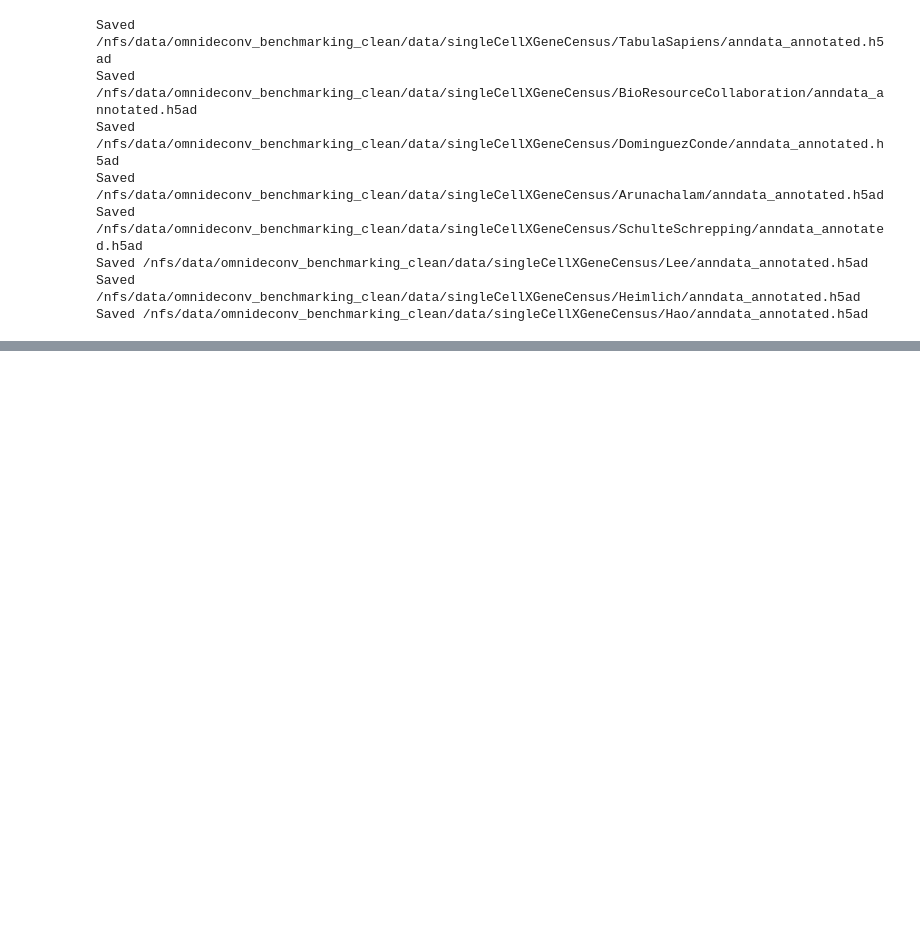
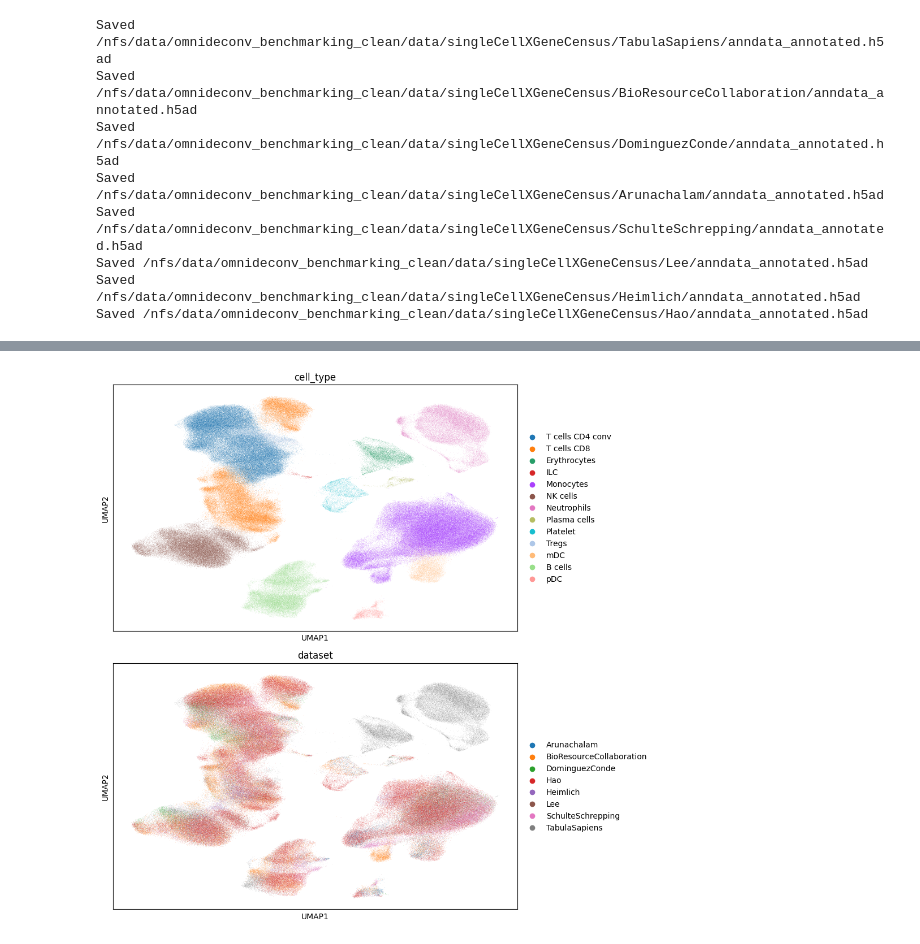
Before and after one commit to omnideconv/deconvBench, a Jupyter notebook: revision/scdownstream/analyse_scdownstream.ipynb, the cells around one changed output, grey strips where cells are left out. Cells and saved outputs as stored; diff of their text form; code cells hidden in the pictures; blank space fills up the shorter version.

```diff
--- a/revision/scdownstream/analyse_scdownstream.ipynb
+++ b/revision/scdownstream/analyse_scdownstream.ipynb
@@ -281,0 +260,3 @@ AnnData object with n_obs × n_vars = 451932 × 52428
+# %%
+atlas_filtered2 = sc.read_h5ad('/nfs/data/omnideconv_benchmarking_clean/scdownstream_results/finalized/merged_annotated_reduced.h5ad')
+atlas_filtered2
@@ -281,0 +270,15 @@ AnnData object with n_obs × n_vars = 451932 × 52428
+# %%
+atlas_filtered2.obsm['X_umap'] = atlas_filtered2.obsm['X_scanvi-global_umap']
+# %%
+fig, axs = plt.subplots(2, 1, figsize=(10, 10))  # 2 rows, 1 column
+
+# First UMAP: color by cell_type
+sc.pl.umap(atlas_filtered2, color='cell_type', frameon=True, ax=axs[0], show=False)
+
+# Second UMAP: color by dataset
+sc.pl.umap(atlas_filtered2, color='dataset', frameon=True, ax=axs[1], show=False)
+
+plt.tight_layout()
+plt.show()
+# %% [output]
+[figure, added]
```
Also changed, not shown: parts of 12 cells of this notebook, 13 other files.
